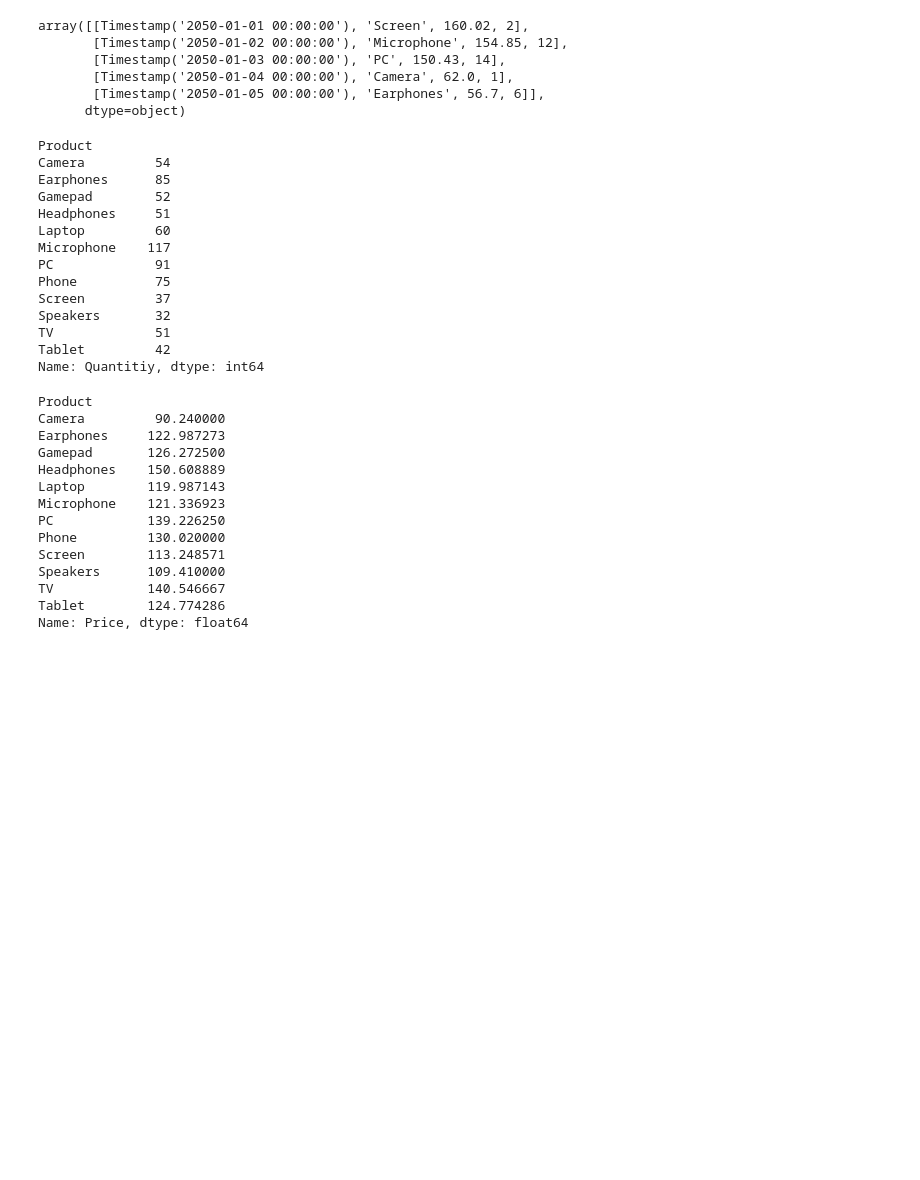
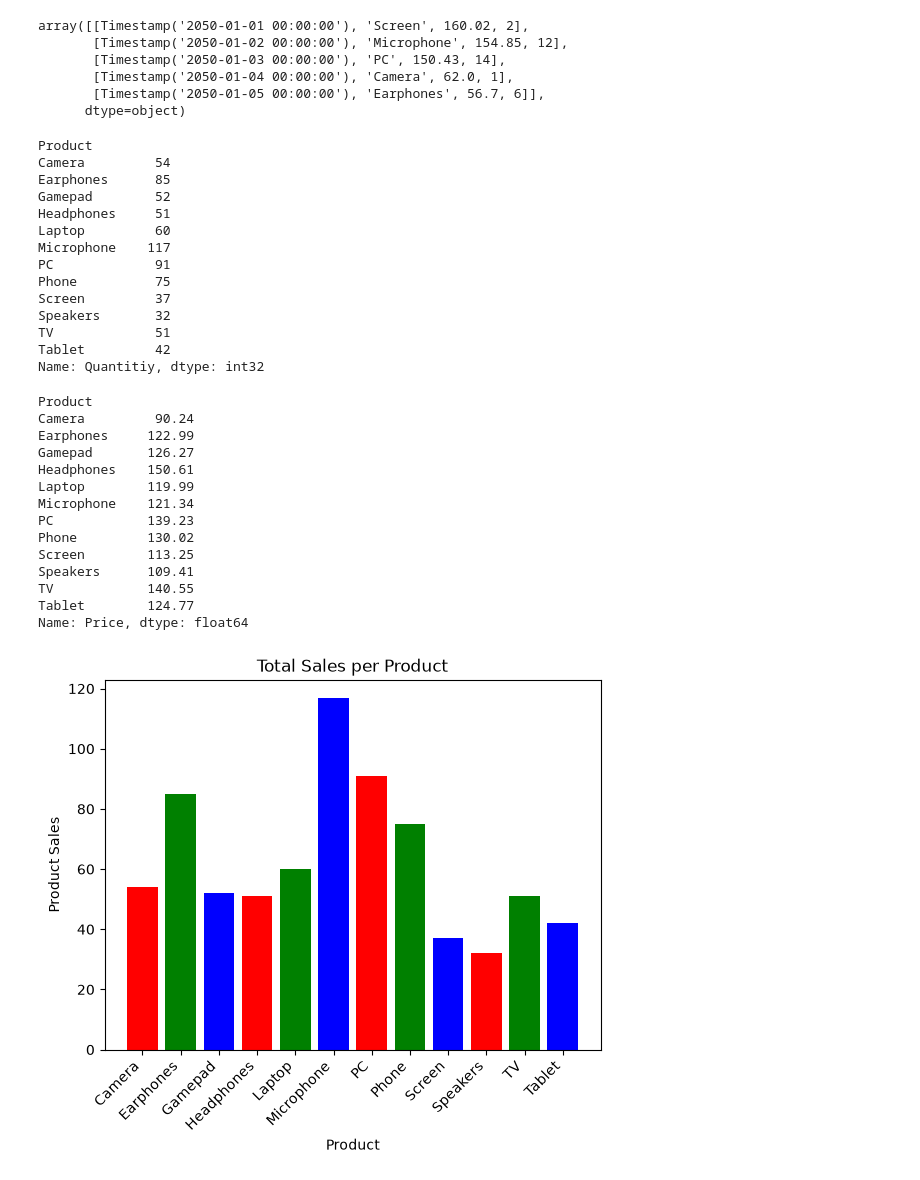
Before and after one commit to MatviySysoiev/Pandas-Learning, a Jupyter notebook: Pandas Random CSV.ipynb, the cells around one changed output. Cells and saved outputs as stored; diff of their text form; code cells hidden in the pictures; blank space fills up the shorter version.

```diff
--- a/Pandas Random CSV.ipynb
+++ b/Pandas Random CSV.ipynb
@@ -110,7 +111,8 @@ array([[Timestamp('2050-01-01 00:00:00'), 'Screen', 160.02, 2],
        [Timestamp('2050-01-05 00:00:00'), 'Earphones', 56.7, 6]],
       dtype=object)
 # %%
-df.groupby('Product')['Quantitiy'].sum() # Calculate all products
+product_sales = df.groupby('Product')['Quantitiy'].sum() # Calculate all products' quantities
+product_sales
 # %% [output]
 Product
 Camera         54
@@ -125,21 +127,31 @@ Screen         37
 Speakers       32
 TV             51
 Tablet         42
-Name: Quantitiy, dtype: int64
+Name: Quantitiy, dtype: int32
 # %%
-df.groupby('Product')['Price'].mean() # Calculate average price per every product
+avg_prices = df.groupby('Product')['Price'].mean().round(2) # Calculate average price per every product
+avg_prices
 # %% [output]
 Product
-Camera         90.240000
-Earphones     122.987273
-Gamepad       126.272500
-Headphones    150.608889
-Laptop        119.987143
-Microphone    121.336923
-PC            139.226250
-Phone         130.020000
-Screen        113.248571
-Speakers      109.410000
-TV            140.546667
-Tablet        124.774286
+Camera         90.24
+Earphones     122.99
+Gamepad       126.27
+Headphones    150.61
+Laptop        119.99
+Microphone    121.34
+PC            139.23
+Phone         130.02
+Screen        113.25
+Speakers      109.41
+TV            140.55
+Tablet        124.77
 Name: Price, dtype: float64
+# %%
+plt.bar(product_sales.index, product_sales.values, color=['red', 'green', 'blue'])
+plt.title('Total Sales per Product')
+plt.xlabel('Product')
+plt.ylabel('Product Sales')
+plt.xticks(rotation=45, ha='right')
+plt.show()
+# %% [output]
+[figure, added]
```
Also changed, not shown: parts of 3 cells of this notebook, 1 other file.
